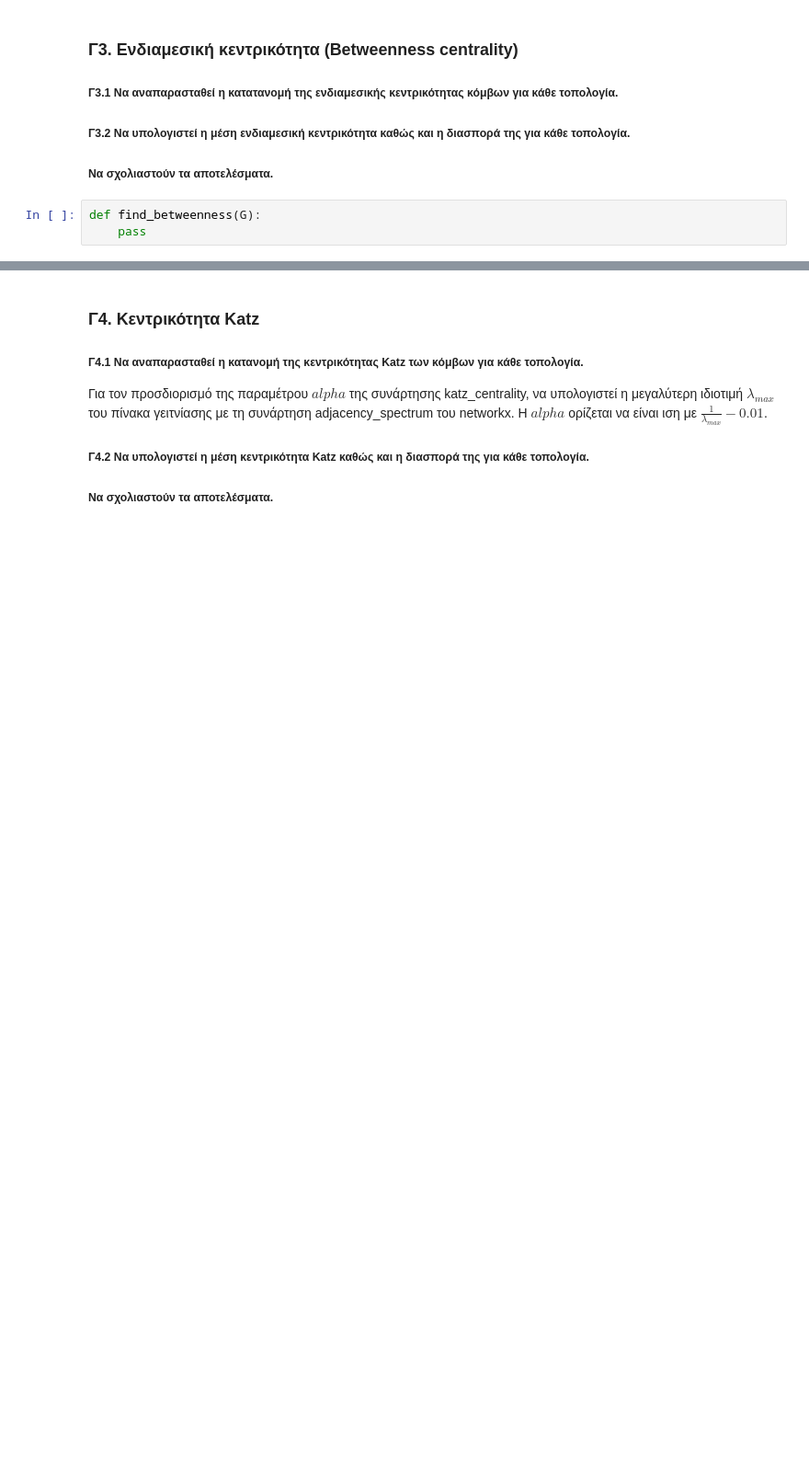
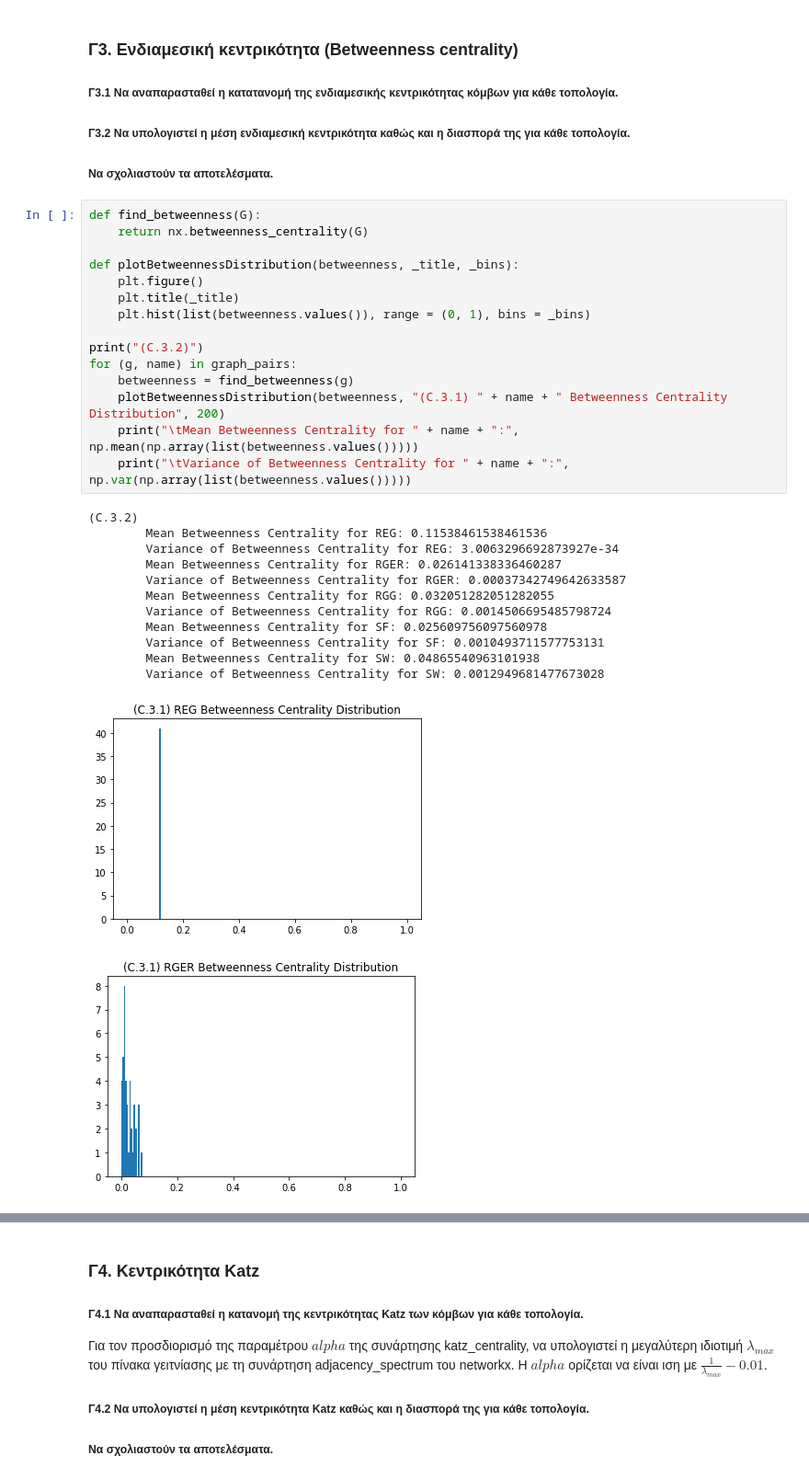
Before and after one commit to ChristosHadjichristofi/Social-Networks-Analysis-NTUA, a Jupyter notebook: Lab1/SNA_Lab1.ipynb, the cells around one changed output, grey strips where cells are left out. Shown at 92% size. Drawn from its saved outputs; the diff is of its cells as text; blank space fills up the shorter version.

```diff
--- a/Lab1/SNA_Lab1.ipynb
+++ b/Lab1/SNA_Lab1.ipynb
@@ -304,6 +443,32 @@ def find_closeness(G):
 ##### Γ3.1 Να αναπαρασταθεί η κατατανομή της ενδιαμεσικής κεντρικότητας κόμβων για κάθε τοπολογία.
 ##### Γ3.2 Να υπολογιστεί η μέση ενδιαμεσική κεντρικότητα καθώς και η διασπορά της για κάθε τοπολογία.
 ##### Να σχολιαστούν τα αποτελέσματα.
-# %%
-def find_betweenness(G):
-    pass
+# %%
+def find_betweenness(G):
+    return nx.betweenness_centrality(G)
+
+def plotBetweennessDistribution(betweenness, _title, _bins):
+    plt.figure()
+    plt.title(_title)
+    plt.hist(list(betweenness.values()), range = (0, 1), bins = _bins)
+
+print("(C.3.2)")
+for (g, name) in graph_pairs:
+    betweenness = find_betweenness(g)
+    plotBetweennessDistribution(betweenness, "(C.3.1) " + name + " Betweenness Centrality Distribution", 200)
+    print("\tMean Betweenness Centrality for " + name + ":", np.mean(np.array(list(betweenness.values()))))
+    print("\tVariance of Betweenness Centrality for " + name + ":", np.var(np.array(list(betweenness.values()))))
+# %% [output]
+(C.3.2)
+        Mean Betweenness Centrality for REG: 0.11538461538461536
+        Variance of Betweenness Centrality for REG: 3.0063296692873927e-34
+        Mean Betweenness Centrality for RGER: 0.026141338336460287
+        Variance of Betweenness Centrality for RGER: 0.00037342749642633587
+        Mean Betweenness Centrality for RGG: 0.032051282051282055
+        Variance of Betweenness Centrality for RGG: 0.0014506695485798724
+        Mean Betweenness Centrality for SF: 0.025609756097560978
+        Variance of Betweenness Centrality for SF: 0.0010493711577753131
+        Mean Betweenness Centrality for SW: 0.04865540963101938
+        Variance of Betweenness Centrality for SW: 0.0012949681477673028
+[figure, added]
+[figure, added]
```
Also changed, not shown: parts of 43 cells of this notebook, 2 other files.
